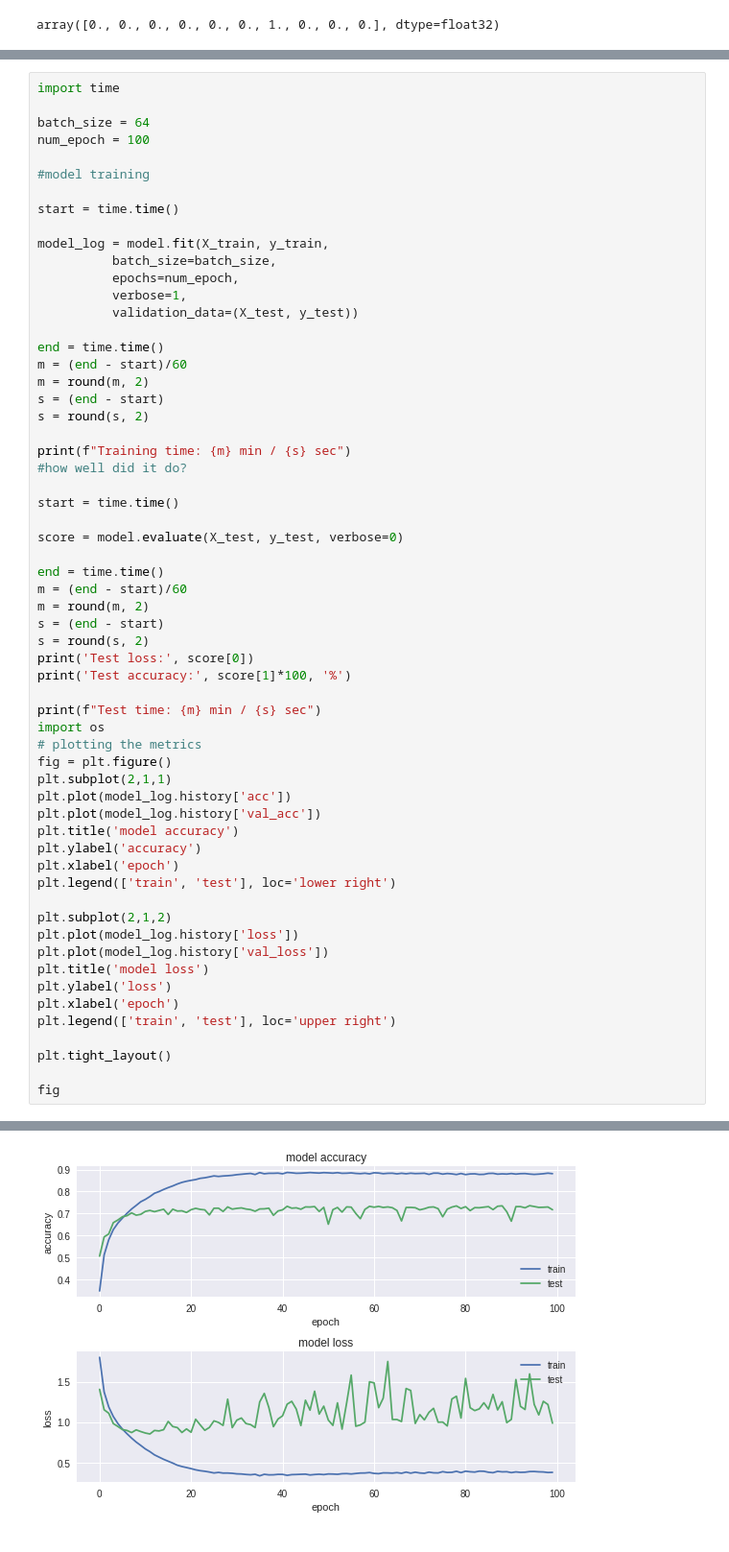
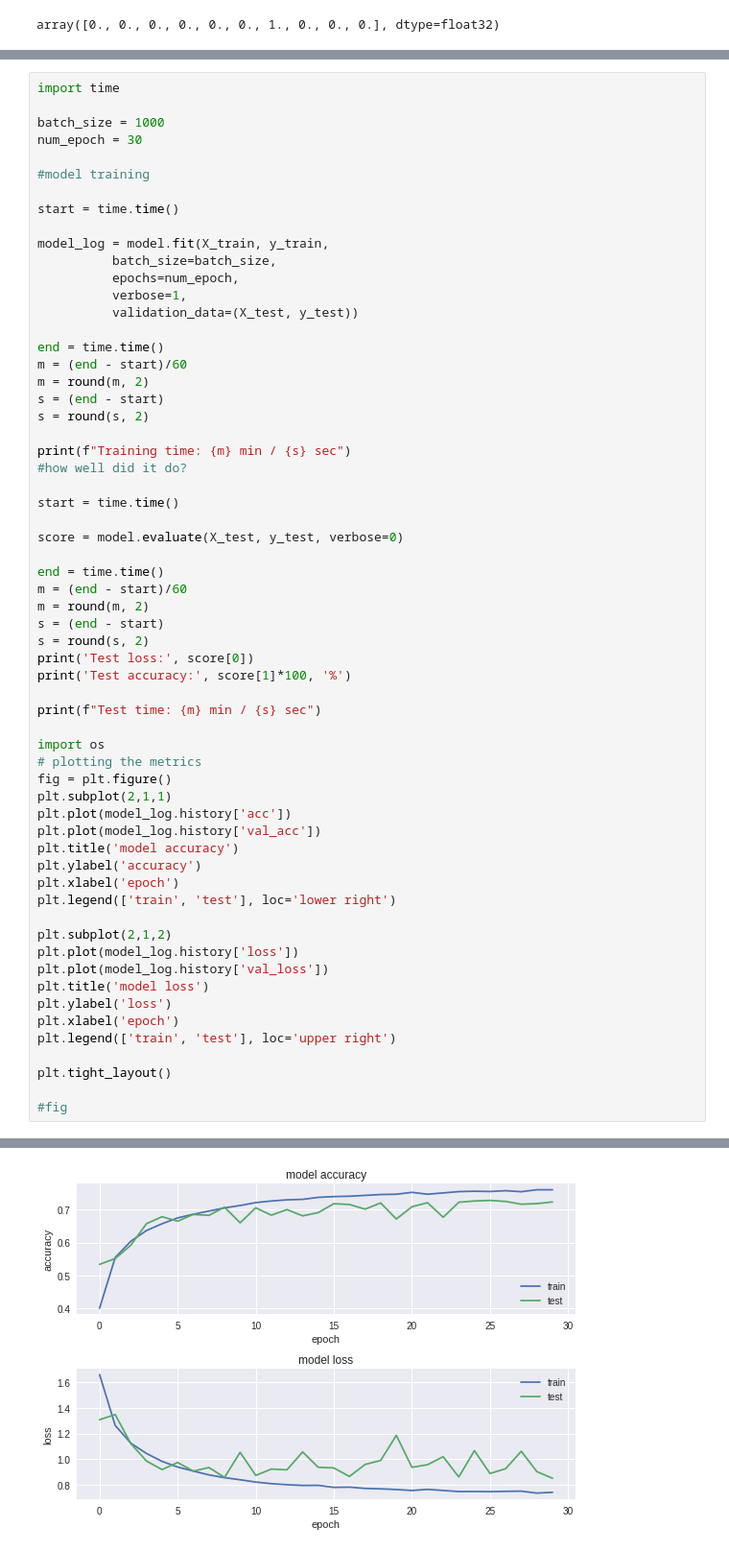
Before and after one commit to rojiark/Proyecto_Final_PR, a Jupyter notebook: Proyecto_Final_RJ_FQ.ipynb, the cells around one changed output, grey strips where cells are left out. Shown at 96% size. Cells and saved outputs as stored; diff of their text form.

```diff
--- a/Proyecto_Final_RJ_FQ.ipynb
+++ b/Proyecto_Final_RJ_FQ.ipynb
@@ -175,8 +175,8 @@ _________________________________________________________________
 # %%
 import time
 
-batch_size = 64
-num_epoch = 100
+batch_size = 1000
+num_epoch = 30
 
 #model training
 
@@ -210,6 +210,7 @@ print('Test loss:', score[0])
 print('Test accuracy:', score[1]*100, '%')
 
 print(f"Test time: {m} min / {s} sec")
+
 import os
 # plotting the metrics
 fig = plt.figure()
@@ -231,6 +232,6 @@ plt.legend(['train', 'test'], loc='upper right')
 
 plt.tight_layout()
 
-fig
+#fig
 # %% [output]
 Train on 50000 samples, validate on 10000 samples
@@ -253 +254 @@ Test time: 0.03 min / 1.67 sec
-[figure, old version]
+[figure, new version]
```
Also changed, not shown: parts of 3 cells of this notebook.
